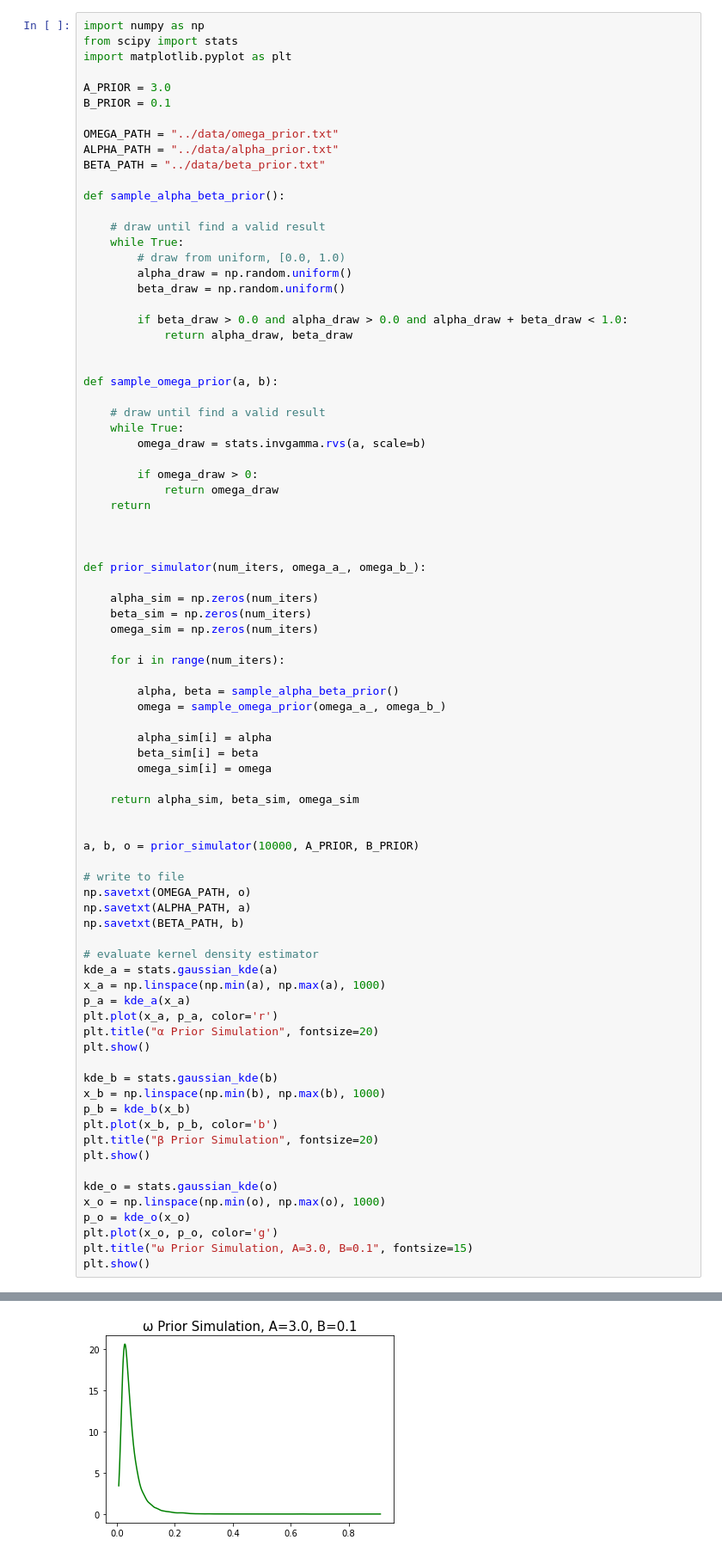
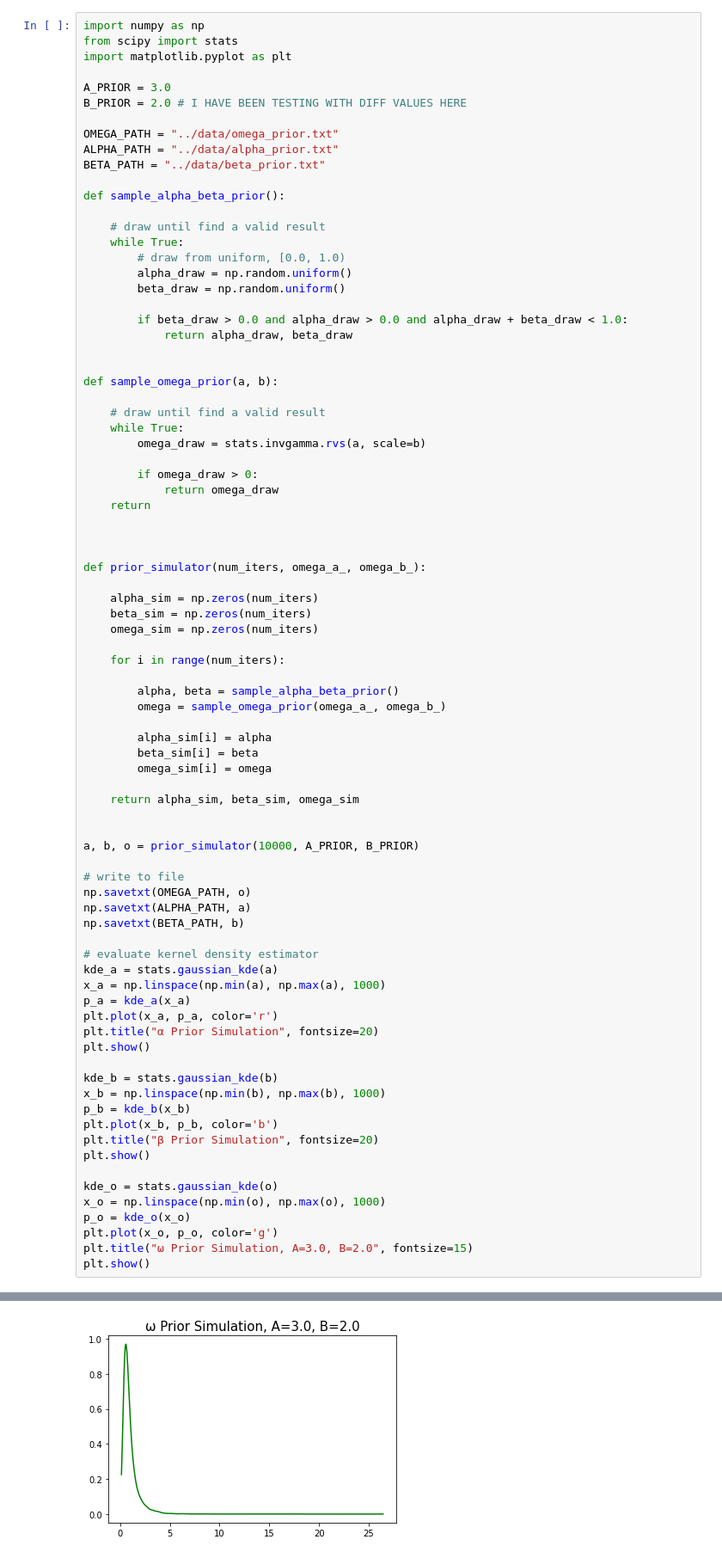
Before and after one commit to wchen777/sp-500_garch, a Jupyter notebook: src/prior_predictive_analysis.ipynb, the cells around one changed output, grey strips where cells are left out. Shown at 86% size. Cells and saved outputs as stored; diff of their text form.

```diff
--- a/src/prior_predictive_analysis.ipynb
+++ b/src/prior_predictive_analysis.ipynb
@@ -4,7 +4,7 @@ from scipy import stats
 import matplotlib.pyplot as plt
 
 A_PRIOR = 3.0
-B_PRIOR = 0.1
+B_PRIOR = 2.0 # I HAVE BEEN TESTING WITH DIFF VALUES HERE
 
 OMEGA_PATH = "../data/omega_prior.txt"
 ALPHA_PATH = "../data/alpha_prior.txt"
@@ -78,6 +78,6 @@ kde_o = stats.gaussian_kde(o)
 x_o = np.linspace(np.min(o), np.max(o), 1000)
 p_o = kde_o(x_o)
 plt.plot(x_o, p_o, color='g')
-plt.title("ω Prior Simulation, A=3.0, B=0.1", fontsize=15)
+plt.title("ω Prior Simulation, A=3.0, B=2.0", fontsize=15)
 plt.show()
 # %% [output]
@@ -86 +86 @@ plt.show()
-[figure, old version]
+[figure, new version]
```
Also changed, not shown: parts of 1 cell of this notebook, 13 other files.
